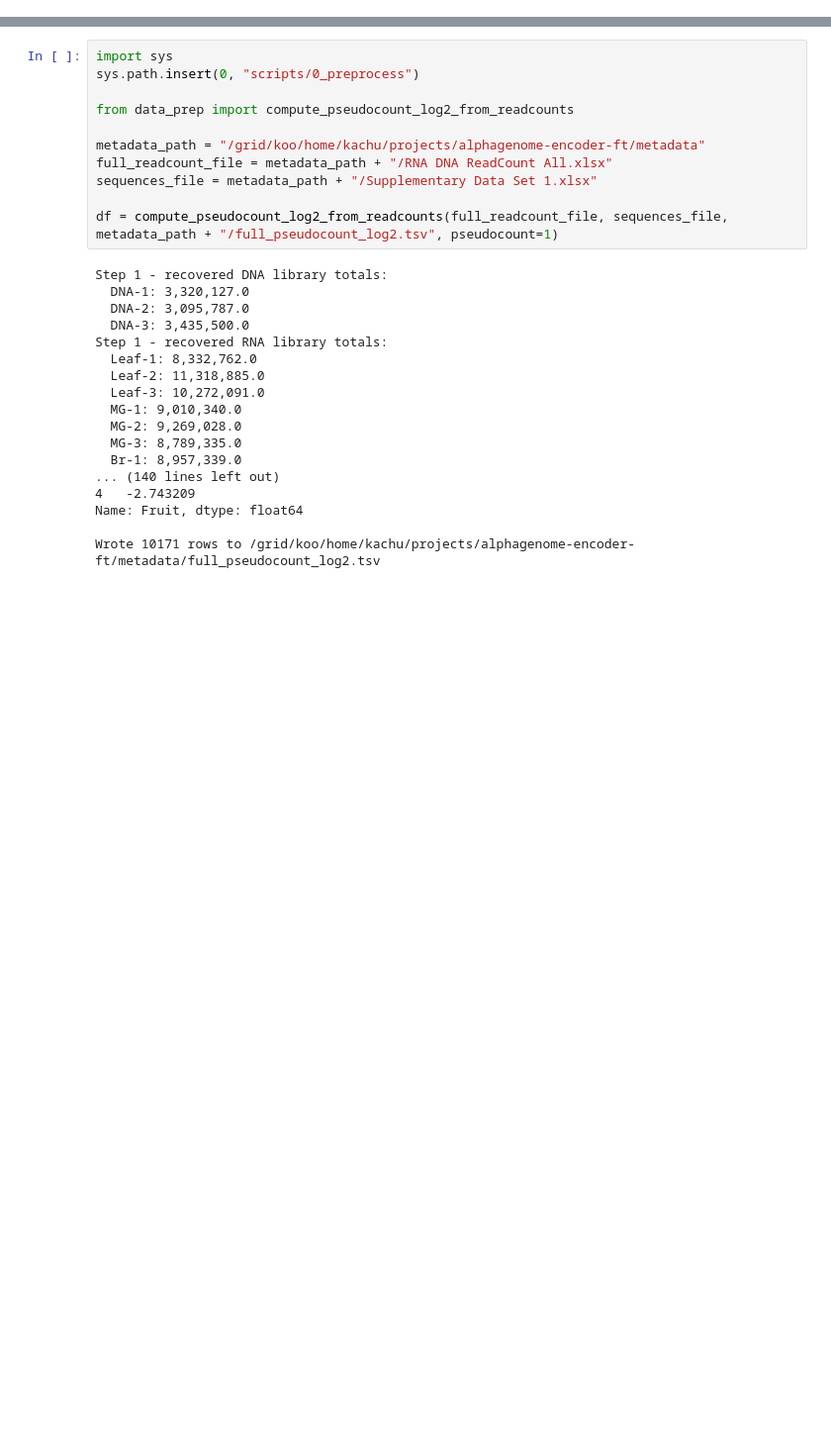
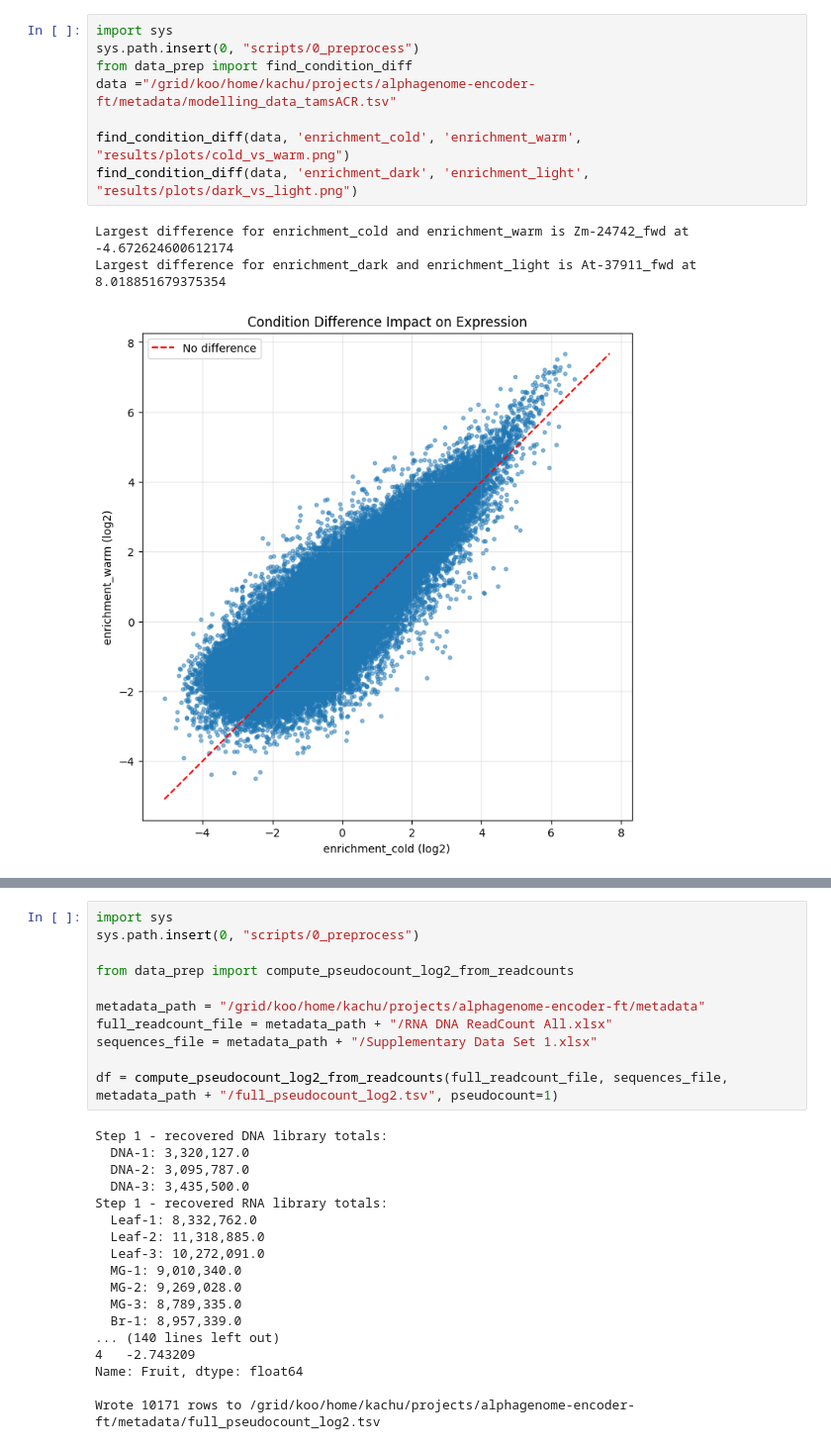
Before and after one commit to katelynsyc/alphagenome-encoder-ft, a Jupyter notebook: test.ipynb, the cells around one changed output, grey strips where cells are left out. Shown at 99% size. Drawn from its saved outputs; the diff is of its cells as text; blank space fills up the shorter version.

```diff
--- a/test.ipynb
+++ b/test.ipynb
@@ -0,0 +28,12 @@
+# %%
+import sys
+sys.path.insert(0, "scripts/0_preprocess")
+from data_prep import find_condition_diff
+data ="/grid/koo/home/kachu/projects/alphagenome-encoder-ft/metadata/modelling_data_tamsACR.tsv"
+
+find_condition_diff(data, 'enrichment_cold', 'enrichment_warm',  "results/plots/cold_vs_warm.png")
+find_condition_diff(data, 'enrichment_dark', 'enrichment_light', "results/plots/dark_vs_light.png")
+# %% [output]
+Largest difference for enrichment_cold and enrichment_warm is Zm-24742_fwd at -4.672624600612174
+Largest difference for enrichment_dark and enrichment_light is At-37911_fwd at 8.018851679375354
+[figure, added]
```
Also changed, not shown: parts of 9 cells of this notebook, 26 other files.
